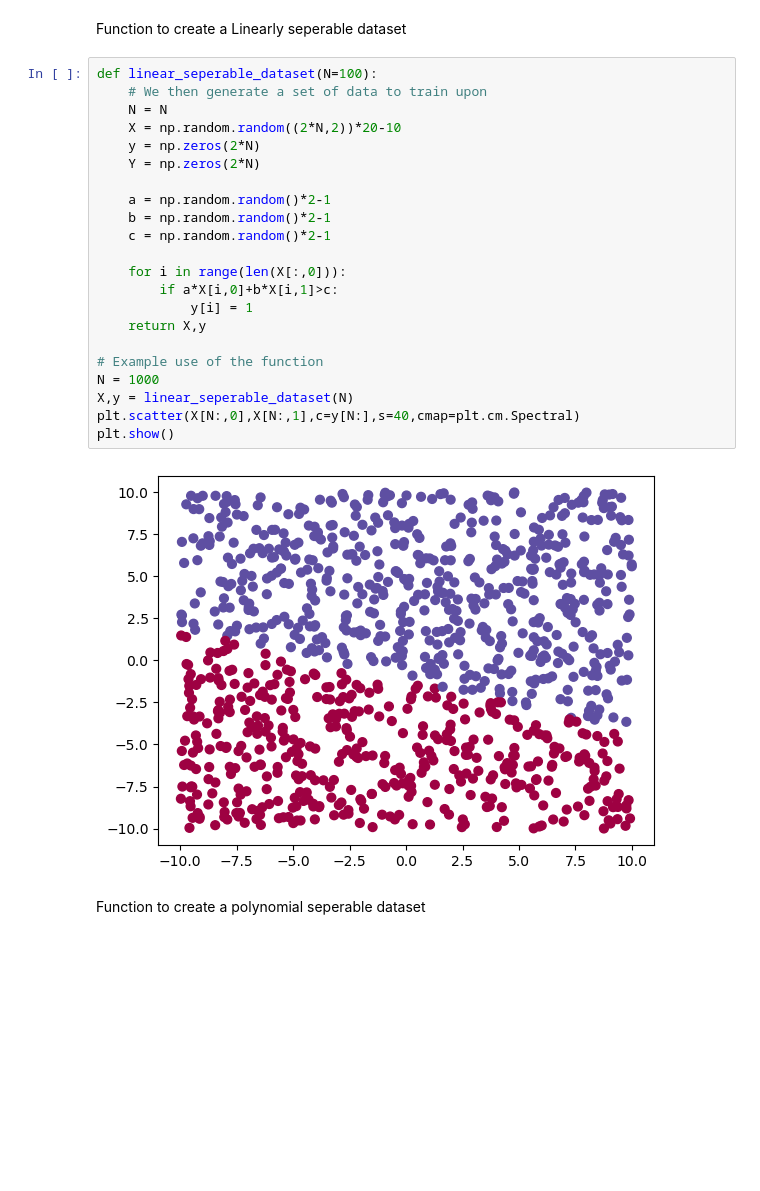
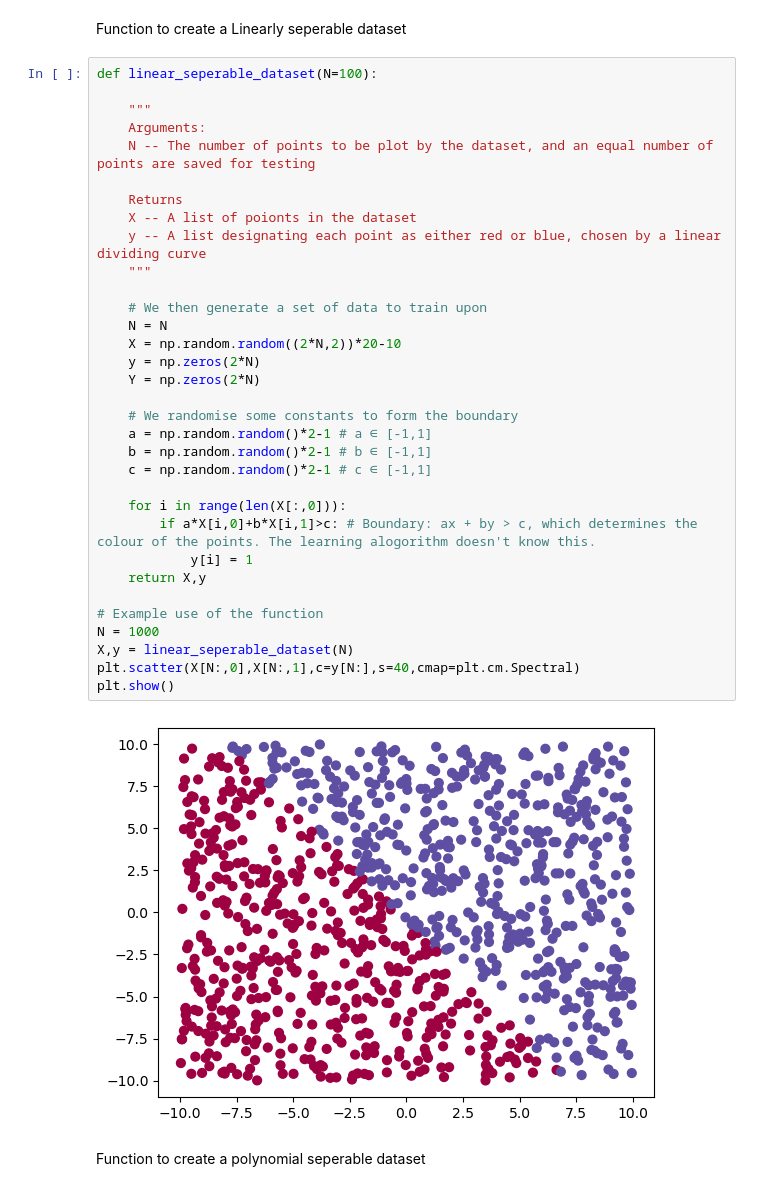
Before and after one commit to goshawk22/ma124-ml, a Jupyter notebook: Section B/Section B - SVM.ipynb, the cells around one changed output. Cells and saved outputs as stored; diff of their text form; blank space fills up the shorter version.

```diff
--- a/Section B/Section B - SVM.ipynb
+++ b/Section B/Section B - SVM.ipynb
@@ -185,28 +189,39 @@ As you can see the linear approximation to this data is insuffictient for creati
 Function to create a Linearly seperable dataset
 # %%
 def linear_seperable_dataset(N=100):
+
+    """
+    Arguments:
+    N -- The number of points to be plot by the dataset, and an equal number of points are saved for testing
+
+    Returns
+    X -- A list of poionts in the dataset
+    y -- A list designating each point as either red or blue, chosen by a linear dividing curve
+    """
+
     # We then generate a set of data to train upon
     N = N
     X = np.random.random((2*N,2))*20-10
     y = np.zeros(2*N)
     Y = np.zeros(2*N)
 
-    a = np.random.random()*2-1
-    b = np.random.random()*2-1
-    c = np.random.random()*2-1
+    # We randomise some constants to form the boundary
+    a = np.random.random()*2-1 # a ∈ [-1,1]
+    b = np.random.random()*2-1 # b ∈ [-1,1]
+    c = np.random.random()*2-1 # c ∈ [-1,1]
 
     for i in range(len(X[:,0])):
-        if a*X[i,0]+b*X[i,1]>c:
+        if a*X[i,0]+b*X[i,1]>c: # Boundary: ax + by > c, which determines the colour of the points. The learning alogorithm doesn't know this.
             y[i] = 1
     return X,y
 
 # Example use of the function
 N = 1000
 X,y = linear_seperable_dataset(N)
 plt.scatter(X[N:,0],X[N:,1],c=y[N:],s=40,cmap=plt.cm.Spectral)
 plt.show()
 # %% [output]
-[figure, old version]
+[figure, new version]
 # %% [markdown]
 Function to create a polynomial seperable dataset
 # %%
```
Also changed, not shown: parts of 17 cells of this notebook, 2 other files.
